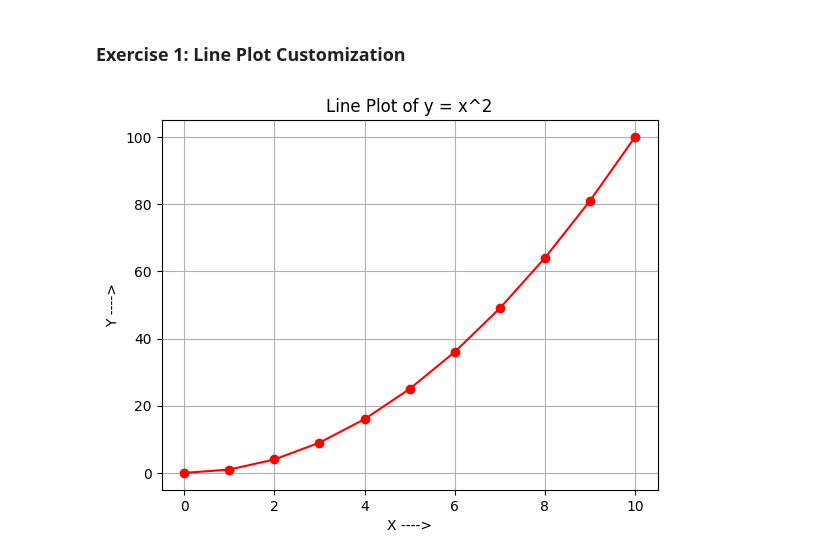
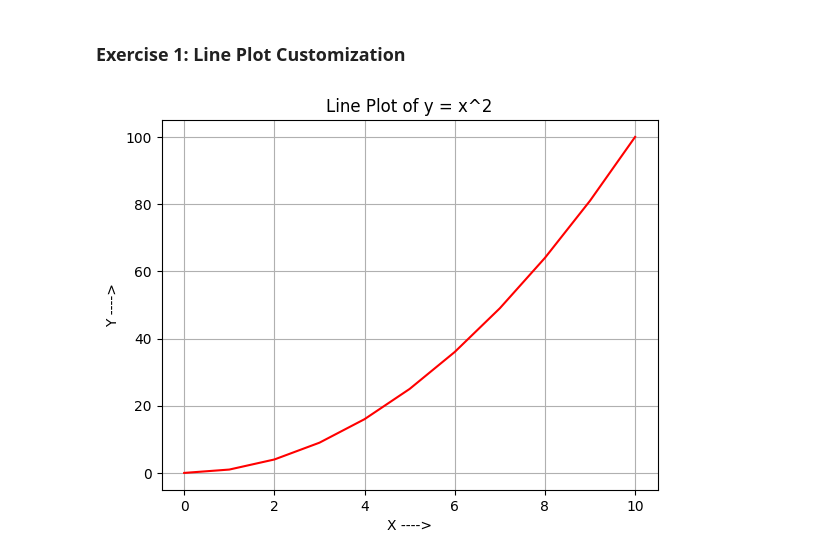
Before and after one commit to TanviKolhapuri/python-jupyter-template, a Jupyter notebook: src/1-line-plot.ipynb, the cells around one changed output. Saved outputs shown, nothing was run; the diff lists cells and outputs as text; code cells hidden in the pictures.

```diff
--- a/src/1-line-plot.ipynb
+++ b/src/1-line-plot.ipynb
@@ -1,29 +1,34 @@
 # %% [markdown]
 ### Exercise 1: Line Plot Customization
 # %%
+# TASK: Create a line plot with x values ranging from 0 to 10 and y values as the square of x.
+# Customize the plot by adding a title, labels for both axes, and a grid.
+
 # TASK: Create a line plot with x values ranging from 0 to 10 and y values as the square of x.
 # Customize the plot by adding a title, labels for both axes, and a grid.
 
 import matplotlib.pyplot as plt
 
-# Data
+# Generate x values from 0 to 10
 x = [0, 1, 2, 3, 4, 5, 6, 7, 8, 9, 10]
 y = [0, 1, 4, 9, 16, 25, 36, 49, 64, 81, 100]
 
-# Validate data
-if not x or not y or len(x) != len(y):
-    print("Error: Invalid or empty data for the line plot.")
-else:
-    # Create the plot
-    plt.plot(x, y, color='r', marker='o', linestyle='-')
+# Error handling to check if data is valid
+if not x or not y:
+    raise ValueError("Error: x or y data is empty.")
+if len(x) != len(y):
+    raise ValueError("Error: x and y data must have the same length.")
 
-    # Customize the plot
-    plt.title("Line Plot of y = x^2")
-    plt.xlabel("X ---->")
-    plt.ylabel("Y ---->")
-    plt.grid(True)
+# Create the plot
+plt.plot(x, y, color='r')
 
-    # Display the plot
-    plt.show()
+# Customize the plot
+plt.title("Line Plot of y = x^2")
+plt.xlabel("X ---->")
+plt.ylabel("Y ---->")
+plt.grid(True)
+
+# Display the plot
+plt.show()
 # %% [output]
-[figure, old version]
+[figure, new version]
```
Also changed, not shown: 5 other files.
